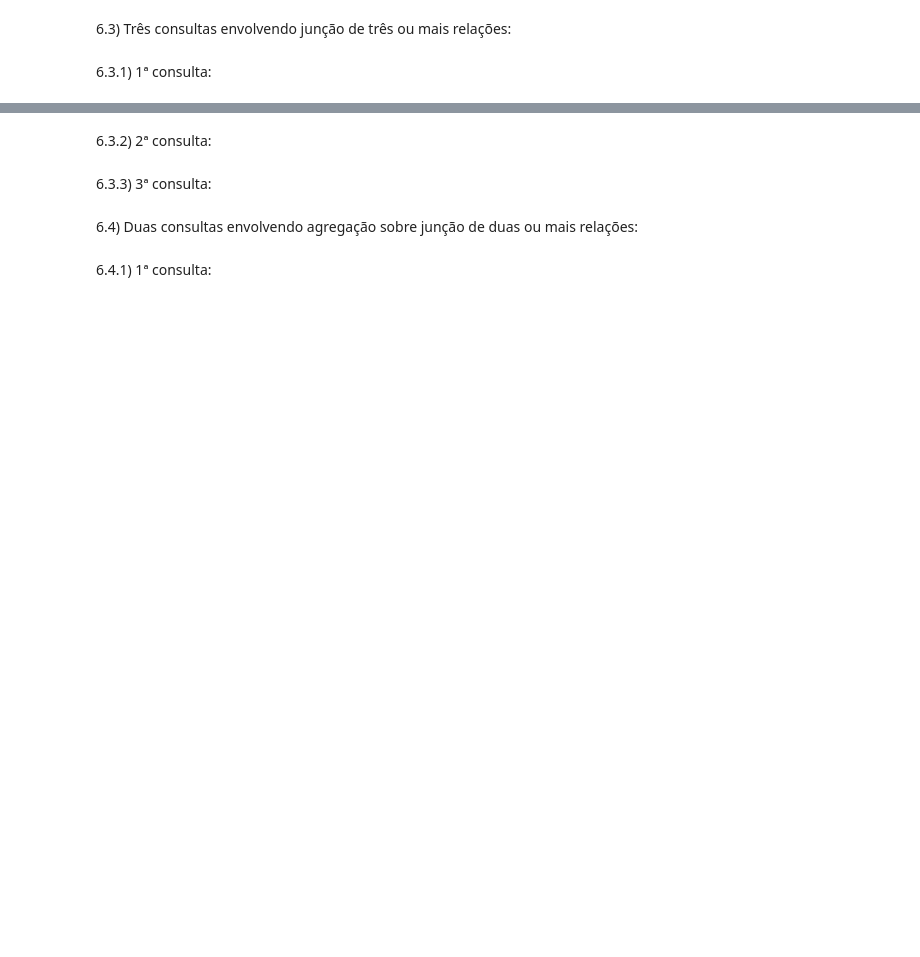
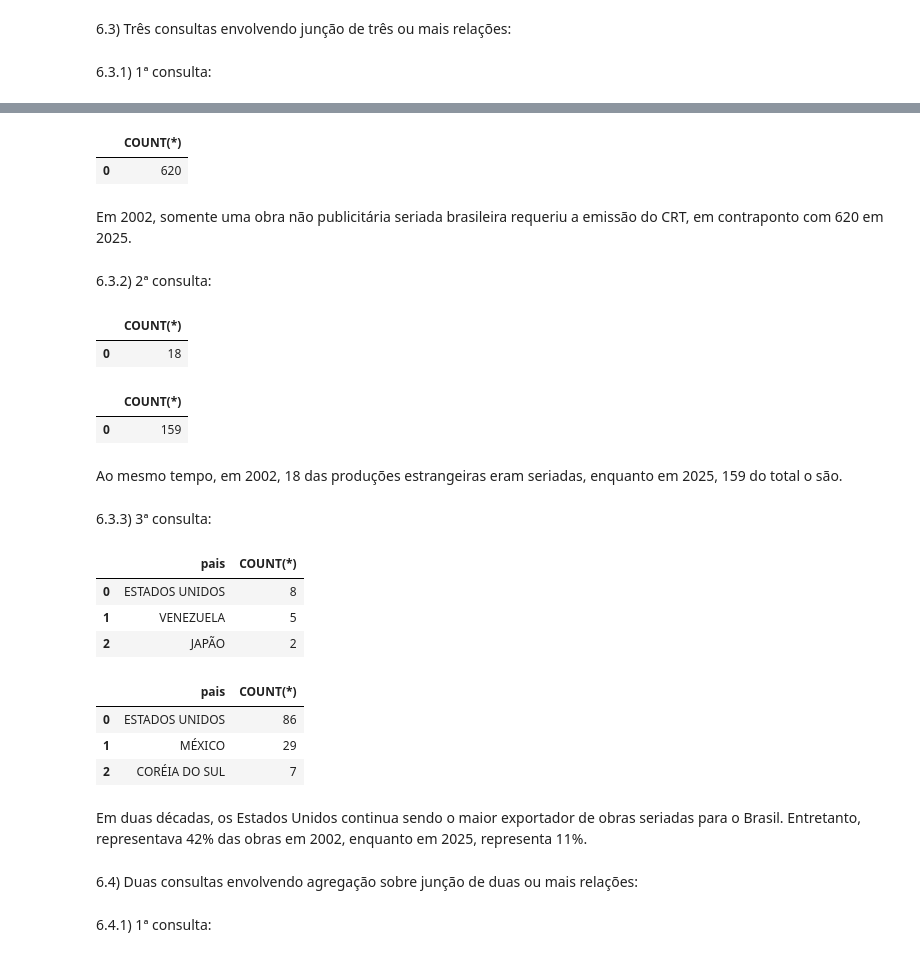
Before and after one commit to MarceleLouiseSAra/TPs-IBD, a Jupyter notebook: TP2.ipynb, the cells around one changed output, grey strips where cells are left out. Drawn from its saved outputs; the diff is of its cells as text; code cells hidden in the pictures; blank space fills up the shorter version.

```diff
--- a/TP2.ipynb
+++ b/TP2.ipynb
@@ -1090,2 +1106,11 @@ fetch("""
+# %%
+fetch("""
+  SELECT COUNT(*) FROM Obra2025 AS A, obrasSeriadas2025 AS B, produtoBrasileiro2025 AS C WHERE A.CRT = B.fkCRT AND A.CRT = C.fkCRT
+""", conn)
+# %% [output]
+|  | COUNT(*) |
+| 0 | 620 |
+# %% [markdown]
+Em 2002, somente uma obra não publicitária seriada brasileira requeriu a emissão do CRT, em contraponto com 620 em 2025.
 # %% [markdown]
 6.3.2) 2ª consulta:
@@ -1096,2 +1117,18 @@ fetch("""
+# %%
+fetch("""
+  SELECT COUNT(*) FROM Obra2002 AS A, obrasSeriadas2002 AS B, obraEstrangeira2002 AS C WHERE A.CRT = B.fkCRT AND A.CRT = C.fkCRT
+""", conn)
+# %% [output]
+|  | COUNT(*) |
+| 0 | 18 |
+# %%
+fetch("""
+  SELECT COUNT(*) FROM Obra2025 AS A, obrasSeriadas2025 AS B, obraEstrangeira2025 AS C WHERE A.CRT = B.fkCRT AND A.CRT = C.fkCRT
+""", conn)
+# %% [output]
+|  | COUNT(*) |
+| 0 | 159 |
+# %% [markdown]
+Ao mesmo tempo, em 2002, 18 das produções estrangeiras eram seriadas, enquanto em 2025, 159 do total o são.
 # %% [markdown]
 6.3.3) 3ª consulta:
@@ -1102,3 +1135,23 @@ fetch("""
+# %%
+fetch("""
+  SELECT C.pais, COUNT(*) FROM Obra2002 AS A, obrasSeriadas2002 AS B, obraEstrangeira2002 AS C WHERE A.CRT = B.fkCRT AND A.CRT = C.fkCRT GROUP BY C.pais ORDER BY COUNT(*) DESC LIMIT 3
+""", conn)
+# %% [output]
+|  | pais | COUNT(*) |
+| 0 | ESTADOS UNIDOS | 8 |
+| 1 | VENEZUELA | 5 |
+| 2 | JAPÃO | 2 |
+# %%
+fetch("""
+  SELECT C.pais, COUNT(*) FROM Obra2025 AS A, obrasSeriadas2025 AS B, obraEstrangeira2025 AS C WHERE A.CRT = B.fkCRT AND A.CRT = C.fkCRT GROUP BY C.pais ORDER BY COUNT(*) DESC LIMIT 3
+""", conn)
+# %% [output]
+|  | pais | COUNT(*) |
+| 0 | ESTADOS UNIDOS | 86 |
+| 1 | MÉXICO | 29 |
+| 2 | CORÉIA DO SUL | 7 |
+# %% [markdown]
+Em duas décadas, os Estados Unidos continua sendo o maior exportador de obras seriadas para o Brasil. Entretanto, representava 42% das obras em 2002, enquanto em 2025, representa 11%.
 # %% [markdown]
 6.4) Duas consultas envolvendo agregação sobre junção de duas ou mais relações:
 # %% [markdown]
```
Also changed, not shown: parts of 21 cells of this notebook.
